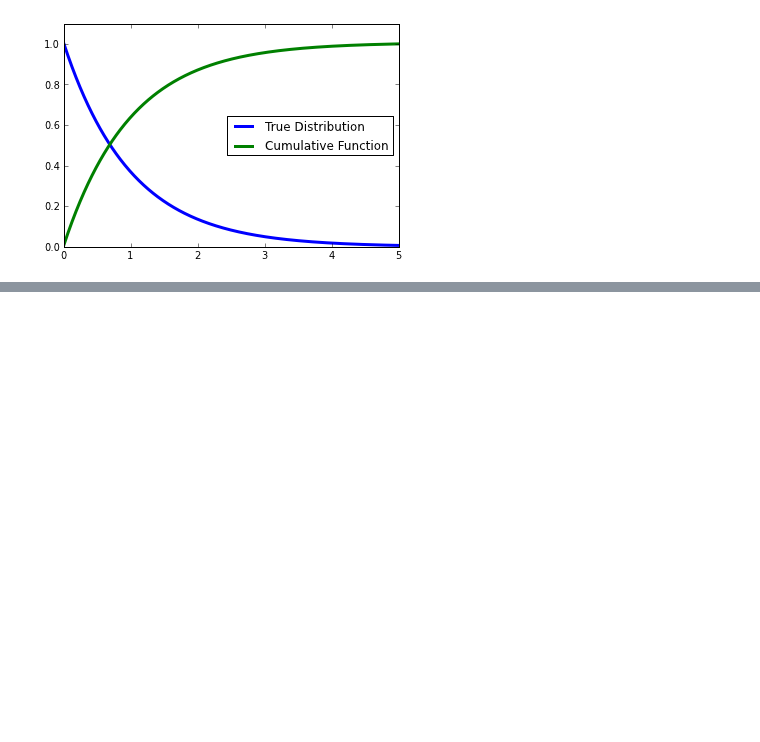
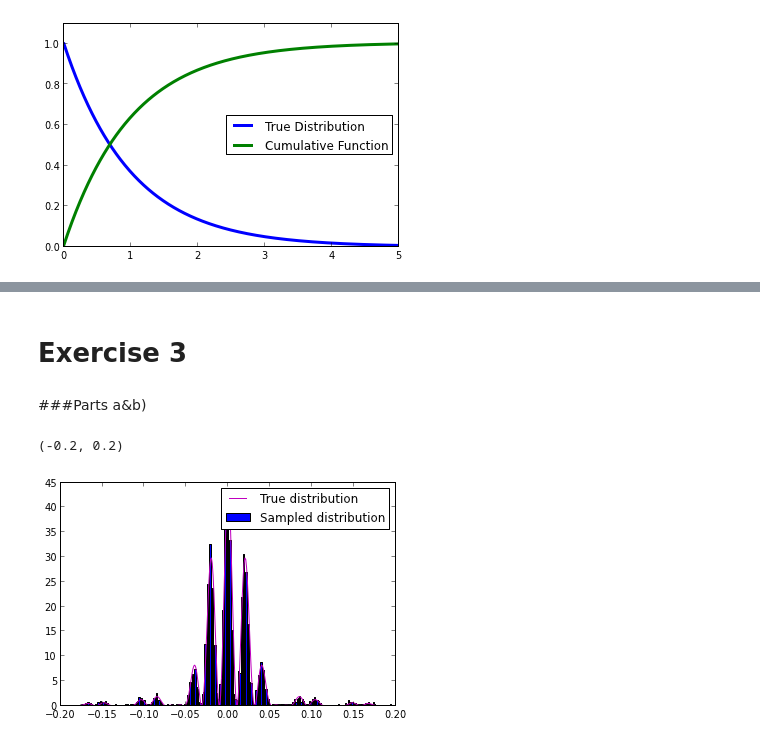
Before and after one commit to anaghibi/PHYS202-S13, a Jupyter notebook: week8/RandomNumMonteCarlo.ipynb, the cells around one changed output, grey strips where cells are left out. Saved outputs shown, nothing was run; the diff lists cells and outputs as text; code cells hidden in the pictures; blank space fills up the shorter version.

```diff
--- a/week8/RandomNumMonteCarlo.ipynb
+++ b/week8/RandomNumMonteCarlo.ipynb
@@ -119,0 +152,35 @@ searchsorted?
+# %%
+def distribute1D(x, prob, N):
+    '''takes any numerical distribution prob, on the interval defined by the array x, ad returns an array of N sampled
+    values that are statistically the same as the input data.'''
+    distribution = prob(x)
+    F = cumsum(distribution)/sum(distribution)
+    z = numpy.random.random_sample(N);
+    Finv = x[searchsorted(F,z)]
+    return Finv
+# %% [markdown]
+Exercise 3
+=
+# %% [markdown]
+###Parts a&b)
+# %%
+sinc = lambda x: sin(pi*x)/(pi*x)
+Idiff = lambda x: sinc((a*x)/(lamb*L))**2
+Iint = lambda x: cos((2*pi*d*x)/(lamb*L))**2
+Itot = lambda x: Idiff(x) * Iint(x)
+
+d = 15*(10**-6)
+a = 10*(10**-6)
+L = 1
+lamb = 632.8*(10**-9)
+
+N = 10000 #10,000 photons
+x = arange(-0.2,0.201,.001) #.2 meters wide
+dist = distribute1D(x,Itot,N)
+n,bins,patches=hist(dist,250,normed=True,label='Sampled distribution')
+plot(x,Itot(x)*max(n),'m',label = 'True distribution')
+legend(loc=0)
+xlim(-0.2,0.2)
+# %% [output]
+(-0.2, 0.2)
+[figure, added]
```
Also changed, not shown: parts of 15 cells of this notebook, 1 other file.
